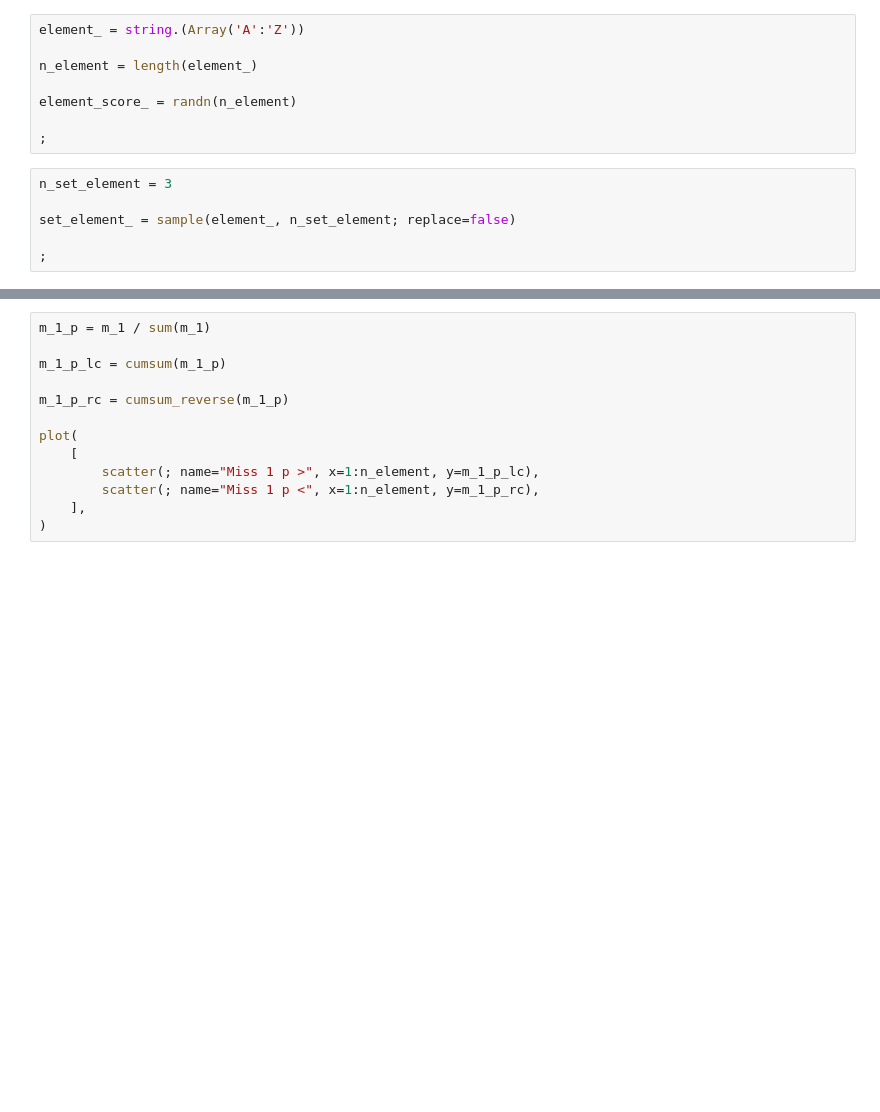
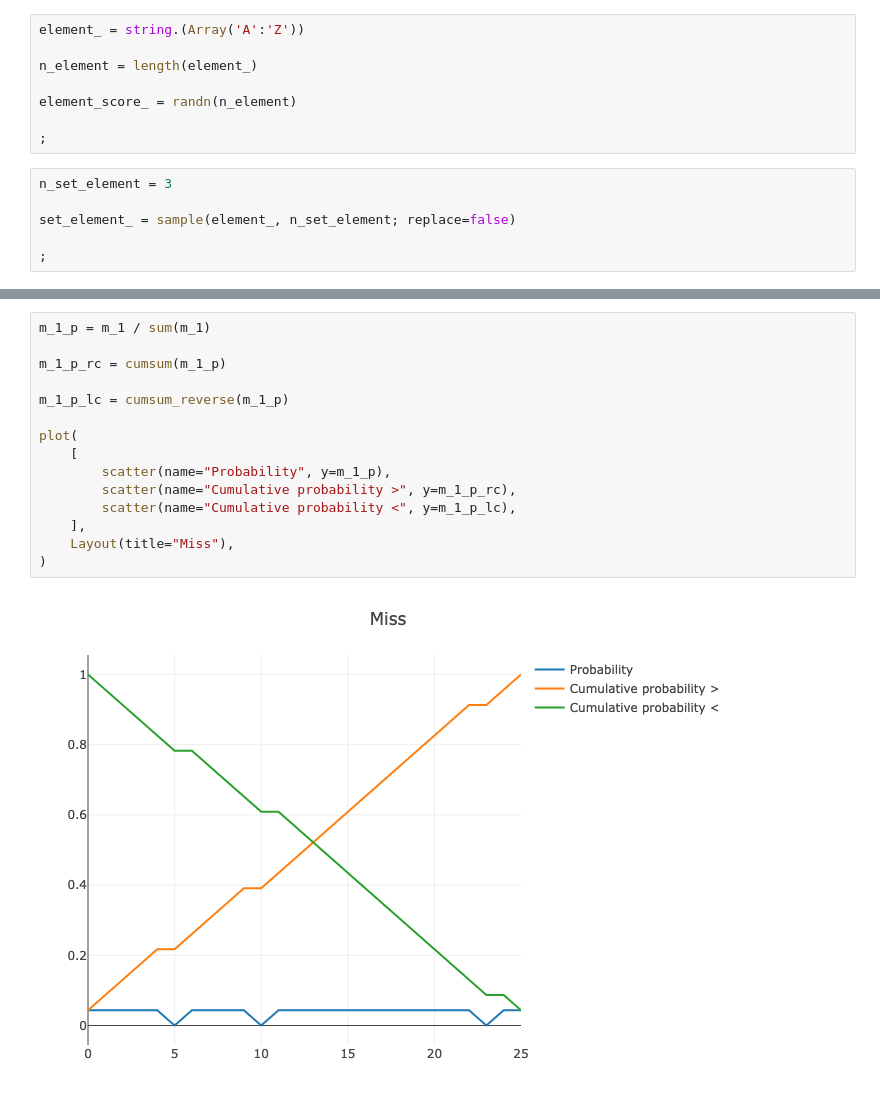
Before and after one commit to KwatME/FeatureSetEnrichment.jl, a Jupyter notebook: notebook/example.ipynb, the cells around one changed output, grey strips where cells are left out. Saved outputs shown, nothing was run; the diff lists cells and outputs as text; blank space fills up the shorter version.

```diff
--- a/notebook/example.ipynb
+++ b/notebook/example.ipynb
@@ -64,16 +69,20 @@ plot(
 # %%
 m_1_p = m_1 / sum(m_1)
 
-m_1_p_lc = cumsum(m_1_p)
+m_1_p_rc = cumsum(m_1_p)
 
-m_1_p_rc = cumsum_reverse(m_1_p)
+m_1_p_lc = cumsum_reverse(m_1_p)
 
 plot(
     [
-        scatter(; name="Miss 1 p >", x=1:n_element, y=m_1_p_lc),
-        scatter(; name="Miss 1 p <", x=1:n_element, y=m_1_p_rc),
+        scatter(name="Probability", y=m_1_p),
+        scatter(name="Cumulative probability >", y=m_1_p_rc),
+        scatter(name="Cumulative probability <", y=m_1_p_lc),
     ],
+    Layout(title="Miss"),
 )
+# %% [output]
+[figure, added]
 # %%
 a = abs.(element_score_)
 
```
Also changed, not shown: parts of 11 cells of this notebook.
